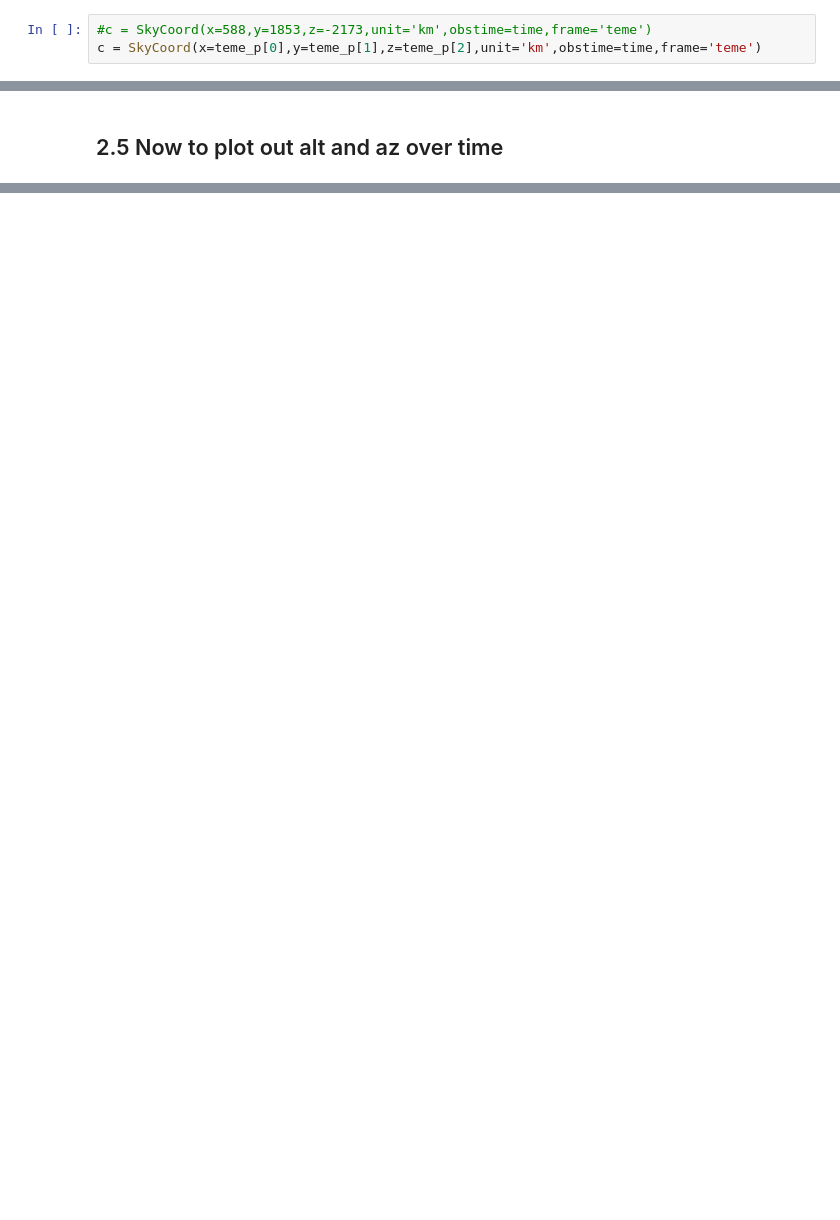
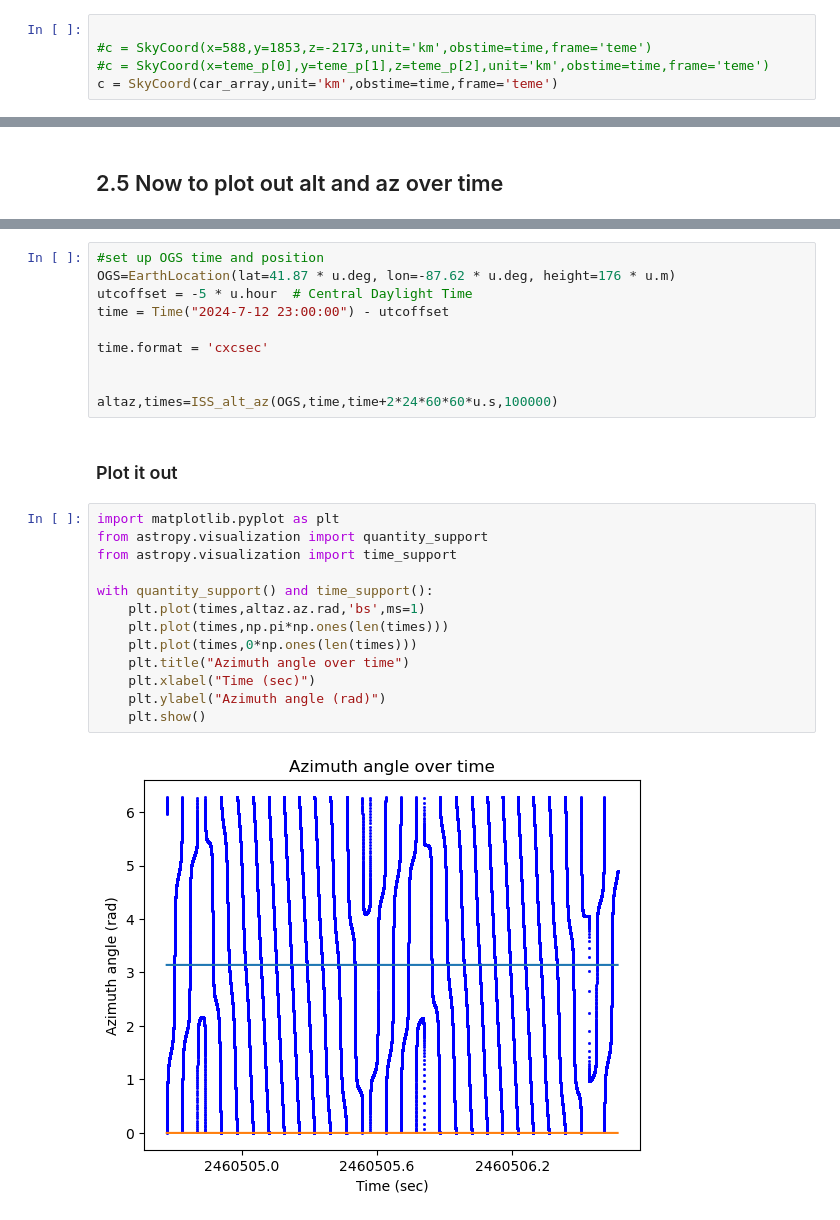
Before and after one commit to UChicago-PULSE/optical-ground-station, a Jupyter notebook: Slew Rate Calculations.ipynb, the cells around one changed output, grey strips where cells are left out. Drawn from its saved outputs; the diff is of its cells as text; blank space fills up the shorter version.

Commit message:
Add files via upload
This version now includes the astropy code for what the alt and az angles actually are.

```diff
--- a/Slew Rate Calculations.ipynb
+++ b/Slew Rate Calculations.ipynb
@@ -165,7 +191,9 @@ error_code, teme_p, teme_v = satellite.sgp4(time.jd1, time.jd2)  # in km and km/
 # %% [markdown]
 ### 2.41 Finding alt and az with skyCoord object
 # %%
+
 #c = SkyCoord(x=588,y=1853,z=-2173,unit='km',obstime=time,frame='teme')
-c = SkyCoord(x=teme_p[0],y=teme_p[1],z=teme_p[2],unit='km',obstime=time,frame='teme')
+#c = SkyCoord(x=teme_p[0],y=teme_p[1],z=teme_p[2],unit='km',obstime=time,frame='teme')
+c = SkyCoord(car_array,unit='km',obstime=time,frame='teme')
 # %%
 altaz = c.transform_to(AltAz(obstime=time, location=OGS))
@@ -201,0 +273,27 @@ def ISS_alt_az(observatory_loc,time,LE2=['1 25544U 98067A   24280.57443646  .000
+# %%
+#set up OGS time and position
+OGS=EarthLocation(lat=41.87 * u.deg, lon=-87.62 * u.deg, height=176 * u.m)
+utcoffset = -5 * u.hour  # Central Daylight Time
+time = Time("2024-7-12 23:00:00") - utcoffset
+
+time.format = 'cxcsec'
+
+
+altaz,times=ISS_alt_az(OGS,time,time+2*24*60*60*u.s,100000)
+# %% [markdown]
+### Plot it out
+# %%
+import matplotlib.pyplot as plt
+from astropy.visualization import quantity_support
+from astropy.visualization import time_support
+
+with quantity_support() and time_support():
+    plt.plot(times,altaz.az.rad,'bs',ms=1)
+    plt.plot(times,np.pi*np.ones(len(times)))
+    plt.plot(times,0*np.ones(len(times)))
+    plt.title("Azimuth angle over time")
+    plt.xlabel("Time (sec)")
+    plt.ylabel("Azimuth angle (rad)")
+    plt.show()
+# %% [output]
+[figure, added]
```
Also changed, not shown: parts of 8 cells of this notebook.
